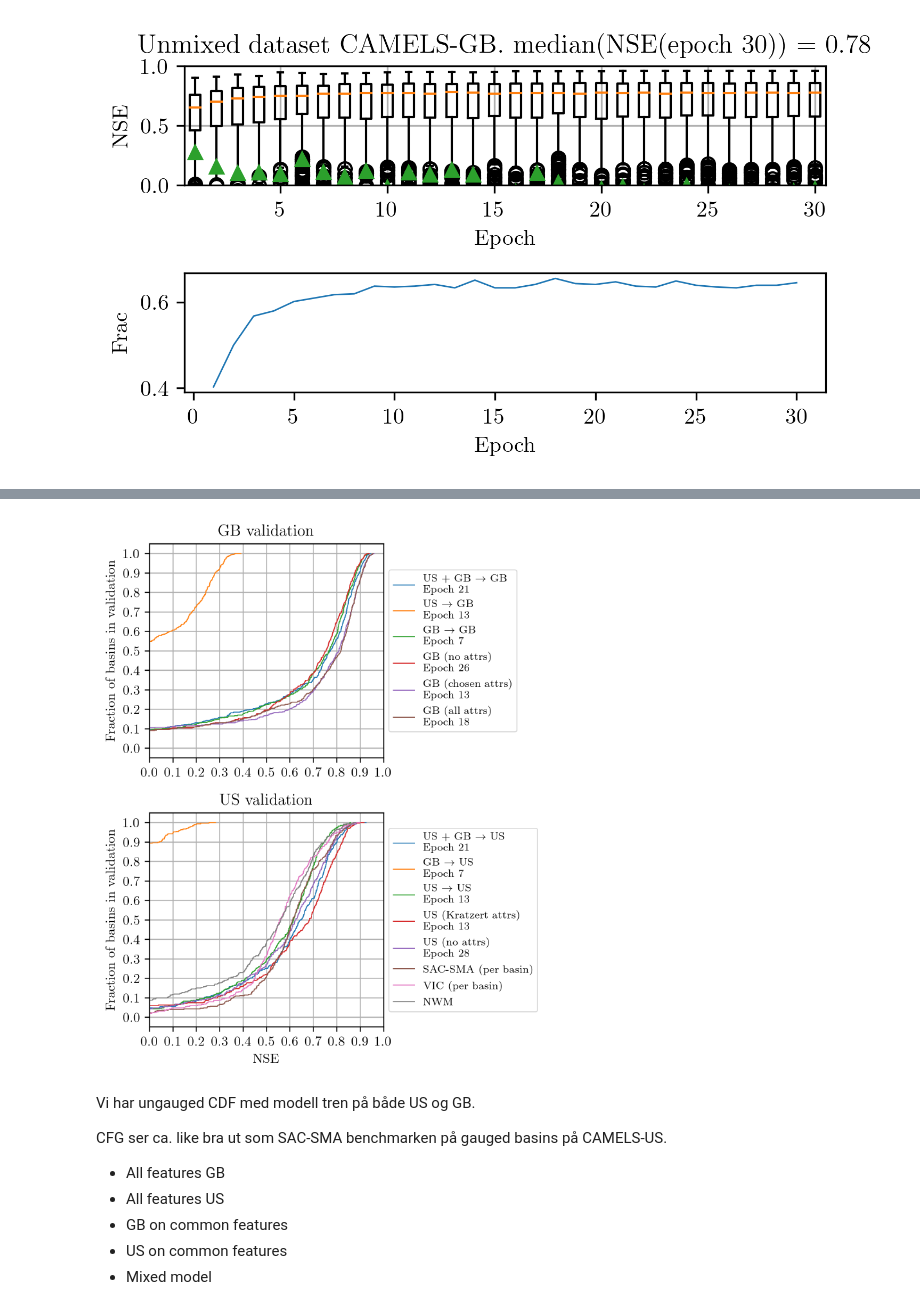
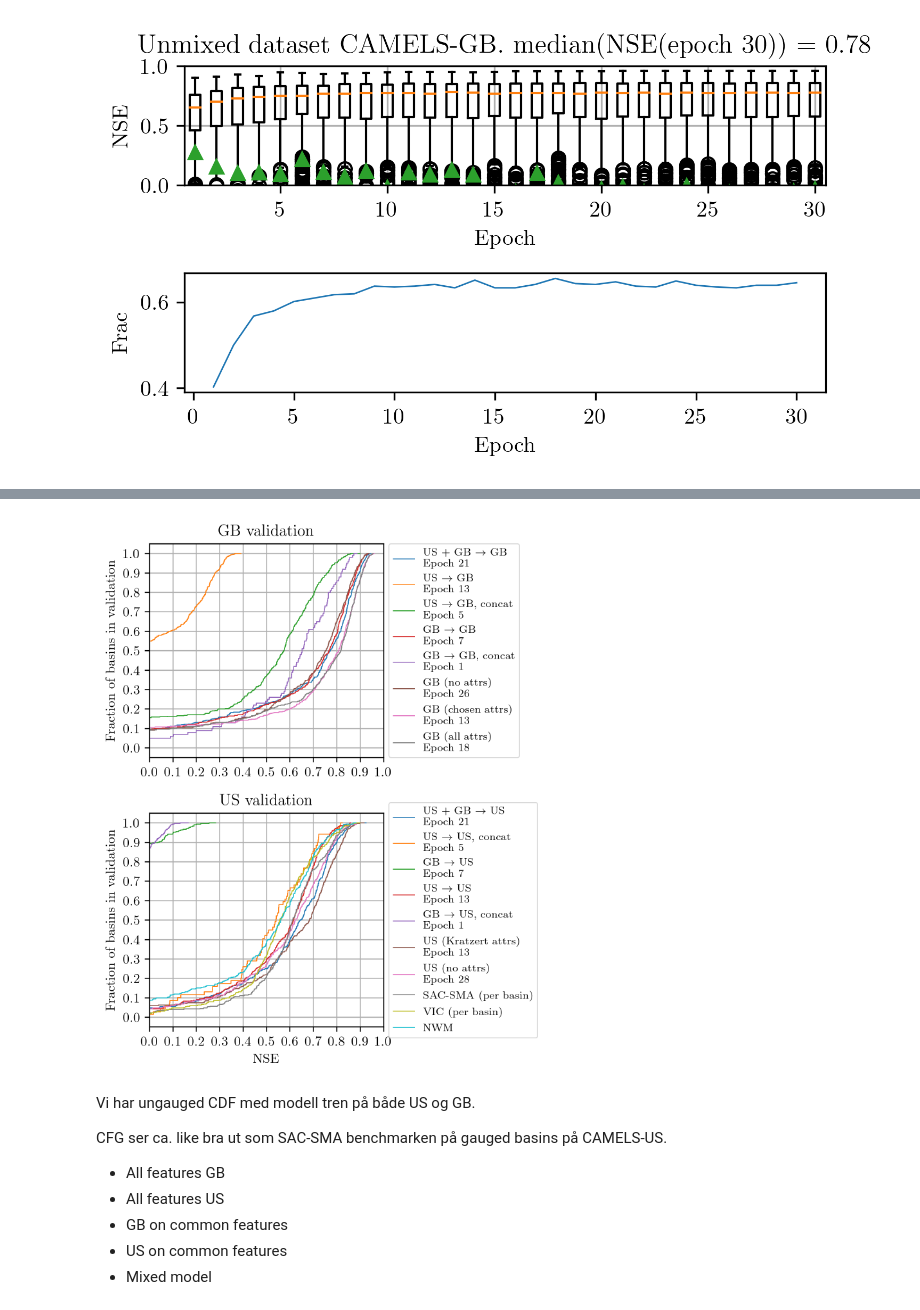
Before and after one commit to bernharl/Master-Thesis, a Jupyter notebook: notebooks/correlation_reduction.ipynb, the cells around one changed output, grey strips where cells are left out. Drawn from its saved outputs; the diff is of its cells as text; code cells hidden in the pictures.

Commit message:
Add fixed concat run

```diff
--- a/notebooks/correlation_reduction.ipynb
+++ b/notebooks/correlation_reduction.ipynb
@@ -726,0 +883,19 @@ fig.tight_layout()
+# %%
+fig, axes = plt.subplots(2, 1)
+axes = axes.flatten()
+axes[0].set_ylim([0, 1])
+axes[0].set_xlabel("Epoch")
+
+
+nse_boxplots(cv_nse_train_gb_val_gb_concat, ax=axes[0])
+axes[0].set_title(
+    f"Unmixed dataset CAMELS-GB, concat. median(NSE(epoch 30)) = {np.median(cv_nse_train_gb_val_gb_concat[:,29]):.2f}"
+)
+
+
+plot_fractions(cv_nse_train_gb_val_gb_concat, ax=axes[1])
+
+
+axes[1].set_ylabel("Frac")
+axes[1].grid()
+fig.tight_layout()
@@ -861,13 +1038,28 @@ plot_cdf(
 
 
 combined_us = merge_nse_dicts(results_cv_train_us_val_us, results_cv_train_us_val_gb)
-best_epoch_train_us = get_best_epoch(combined_us)
-best_epoch_train_us_val_gb = get_best_epoch(results_cv_train_us_val_gb)
 plot_cdf(
     nse_dict=results_cv_train_us_val_gb[f"epoch_{best_epoch_train_us}"],
     ax=ax_gb,
     label=fr"US $\rightarrow$ GB" "\n" fr"Epoch {best_epoch_train_us}",
 )
+
+combined_us_concat = merge_nse_dicts(
+    results_cv_train_us_val_us_concat, results_cv_train_us_val_gb_concat
+)
+best_epoch_train_us_concat = get_best_epoch(combined_us_concat)
+# del best_epoch_train_us_val_gb  # = get_best_epoch(results_cv_train_us_val_gb)
+plot_cdf(
+    nse_dict=results_cv_train_us_val_gb_concat[f"epoch_{best_epoch_train_us_concat}"],
+    ax=ax_gb,
+    label=fr"US $\rightarrow$ GB, concat" "\n" fr"Epoch {best_epoch_train_us_concat}",
+)
+plot_cdf(
+    nse_dict=results_cv_train_us_val_us_concat[f"epoch_{best_epoch_train_us_concat}"],
+    ax=ax_us,
+    label=fr"US $\rightarrow$ US, concat" "\n" fr"Epoch {best_epoch_train_us_concat}",
+)
+
 
 combined_gb = merge_nse_dicts(results_cv_train_gb_val_us, results_cv_train_gb_val_gb)
 best_epoch_train_gb = get_best_epoch(combined_gb)
@@ -887,6 +1079,22 @@ plot_cdf(
     nse_dict=results_cv_train_us_val_us[f"epoch_{best_epoch_train_us}"],
     ax=ax_us,
     label=fr"US $\rightarrow$ US" "\n" fr"Epoch {best_epoch_train_us}",
+)
+
+combined_gb_concat = merge_nse_dicts(
+    results_cv_train_gb_val_us_concat, results_cv_train_gb_val_gb_concat
+)
+best_epoch_train_gb_concat = get_best_epoch(combined_gb_concat)
+plot_cdf(
+    nse_dict=results_cv_train_gb_val_us_concat[f"epoch_{best_epoch_train_gb_concat}"],
+    ax=ax_us,
+    label=fr"GB $\rightarrow$ US, concat" "\n" fr"Epoch {best_epoch_train_gb_concat}",
+)
+
+plot_cdf(
+    nse_dict=results_cv_train_gb_val_gb_concat[f"epoch_{best_epoch_train_gb_concat}"],
+    ax=ax_gb,
+    label=fr"GB $\rightarrow$ GB, concat" "\n" fr"Epoch {best_epoch_train_gb_concat}",
 )
 
 best_epoch_kratzert_us = get_best_epoch(results_cv_kratzert_us)
@@ -926,34 +1134,34 @@ plot_cdf(
 )
 
 plot_cdf(
     nse_dict=traditional_models_us["SAC_SMA"], ax=ax_us, label="SAC-SMA (per basin)"
 )
 plot_cdf(nse_dict=traditional_models_us["VIC_basin"], ax=ax_us, label="VIC (per basin)")
 
 plot_cdf(nse_dict=results_nwm, ax=ax_us, label="NWM")
 
 ax_gb.set_title("GB validation")
 ax_us.set_title("US validation")
 ax_gb.set_ylabel("Fraction of basins in validation")
 ax_us.set_ylabel("Fraction of basins in validation")
 ax_us.set_xlabel("NSE")
 ax_gb.set_yticks(np.linspace(0, 1, 11))
 ax_us.set_yticks(np.linspace(0, 1, 11))
 ax_gb.set_xticks(np.linspace(0, 1, 11))
 ax_us.set_xticks(np.linspace(0, 1, 11))
 ax_gb.legend(loc="center left", bbox_to_anchor=(1, 0.5))
 ax_us.legend(loc="center left", bbox_to_anchor=(1, 0.5))
 ax_gb.set_xlim([0, 1])
 ax_us.set_xlim([0, 1])
 ax_gb.grid()
 ax_us.grid()
 fig.tight_layout()
 fig_path = Path("../doc/thesis/figures/CDFs")
 fig_path.mkdir(exist_ok=True, parents=True)
 fig.savefig(fig_path / "mixed_model_comparisons.pdf")
 plt.show()
 # %% [output]
-[figure, old version]
+[figure, new version]
 # %% [markdown]
 Vi har ungauged CDF med modell tren på både US og GB.
 
```
Also changed, not shown: parts of 17 cells of this notebook.
